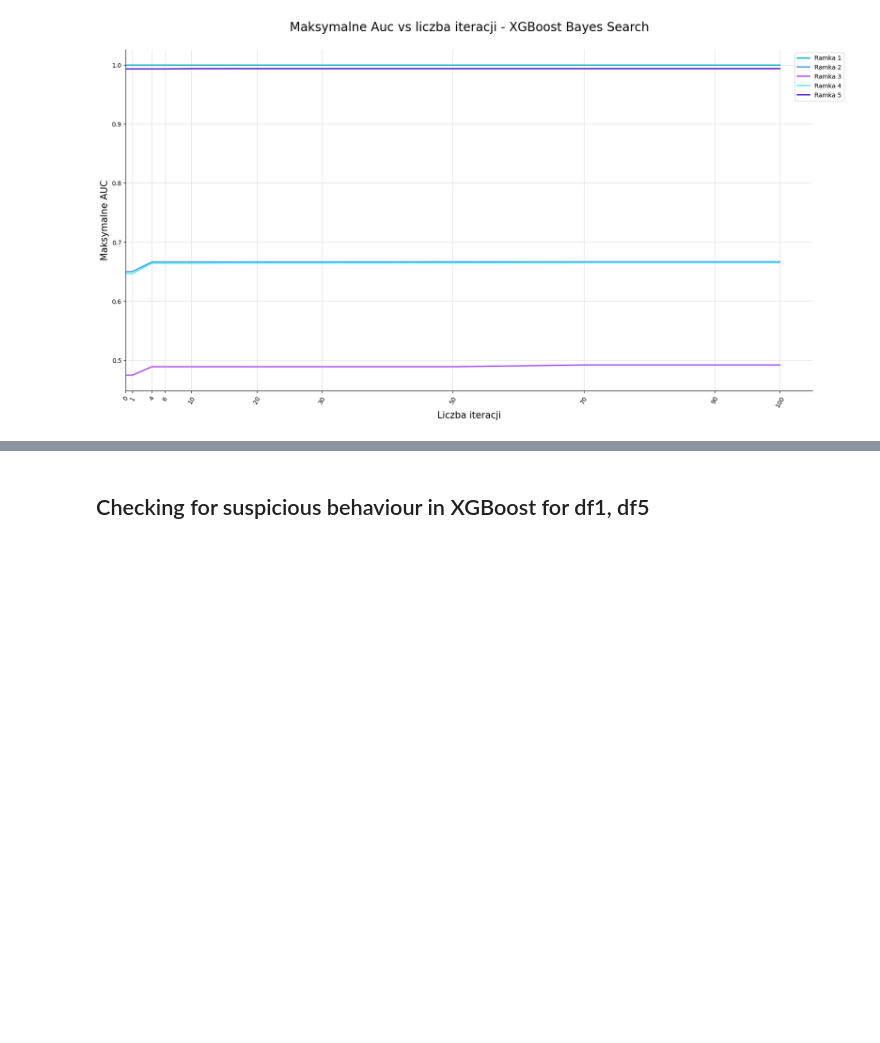
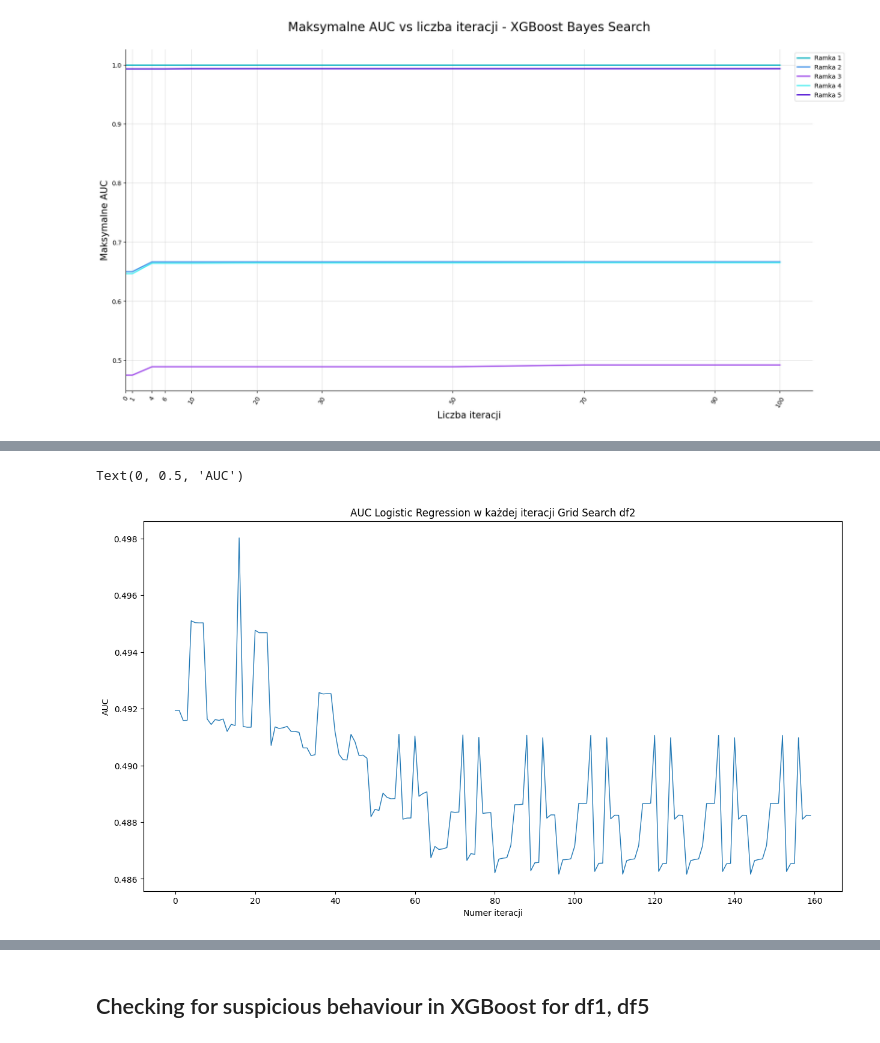
Before and after one commit to katarzynarogalska/Model-tunability, a Jupyter notebook: notebooks/tunability.ipynb, the cells around one changed output, grey strips where cells are left out. Drawn from its saved outputs; the diff is of its cells as text; code cells hidden in the pictures; blank space fills up the shorter version.

```diff
--- a/notebooks/tunability.ipynb
+++ b/notebooks/tunability.ipynb
@@ -318,0 +347,12 @@ plot_stability(log_all_params_bayes,[0,1,4,6,10,20,30,50,70,90,100], 'Maksymalne
+# %%
+df = log_all_params[log_all_params['df_number'] == 2].reset_index()
+iteration_numbers = df.index  # To będą numery iteracji (wierszy)
+scores = df['mean_test_score']  # Wartości AUC dla tych iteracji
+plt.figure(figsize=(15,8))
+plt.plot(iteration_numbers, scores, linestyle='-', linewidth=1)
+plt.title('AUC Logistic Regression w każdej iteracji Grid Search df2')
+plt.xlabel('Numer iteracji')
+plt.ylabel('AUC')
+# %% [output]
+Text(0, 0.5, 'AUC')
+[figure, added]
```
Also changed, not shown: parts of 8 cells of this notebook.
